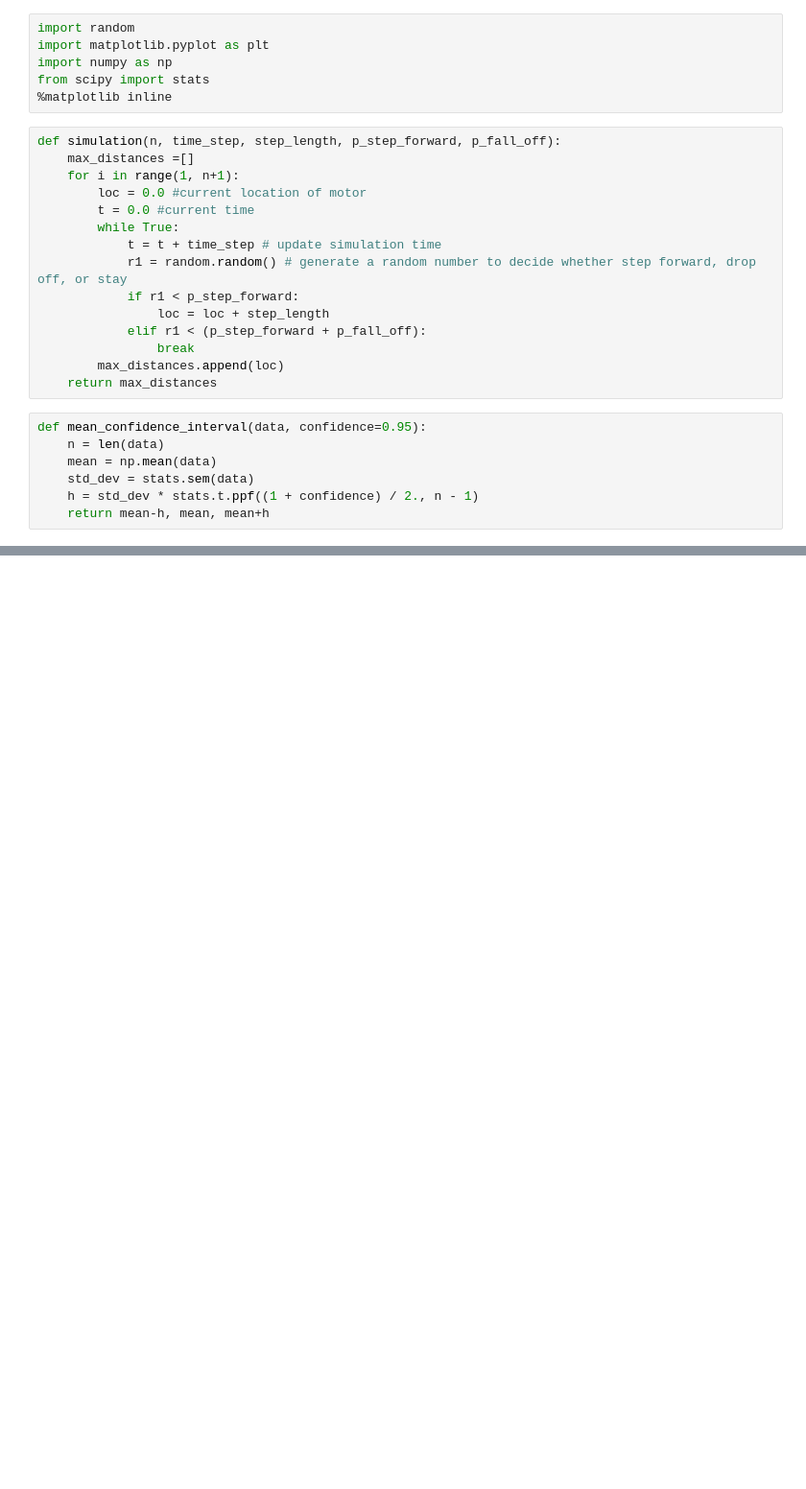
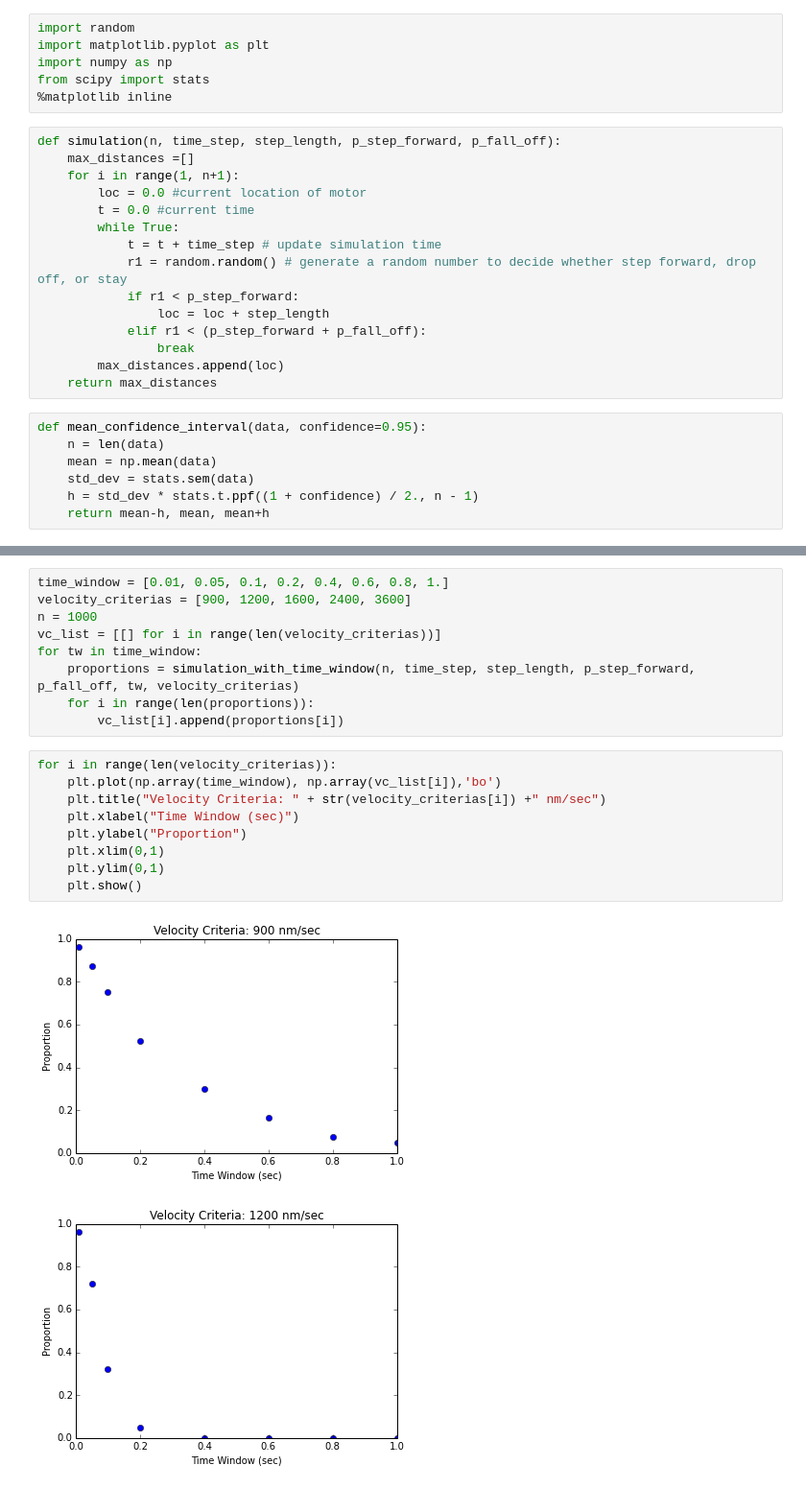
Before and after one commit to 15101538237ren/SCB_HW3, a Jupyter notebook: scb_hw3.ipynb, the cells around one changed output, grey strips where cells are left out. Shown at 96% size. Saved outputs shown, nothing was run; the diff lists cells and outputs as text; blank space fills up the shorter version.

```diff
--- a/scb_hw3.ipynb
+++ b/scb_hw3.ipynb
@@ -73,0 +166,21 @@ print compute_proportion(CIs)
+# %%
+time_window = [0.01, 0.05, 0.1, 0.2, 0.4, 0.6, 0.8, 1.]
+velocity_criterias = [900, 1200, 1600, 2400, 3600]
+n = 1000
+vc_list = [[] for i in range(len(velocity_criterias))]
+for tw in time_window:
+    proportions = simulation_with_time_window(n, time_step, step_length, p_step_forward, p_fall_off, tw, velocity_criterias)
+    for i in range(len(proportions)):
+        vc_list[i].append(proportions[i])
+# %%
+for i in range(len(velocity_criterias)):
+    plt.plot(np.array(time_window), np.array(vc_list[i]),'bo')
+    plt.title("Velocity Criteria: " + str(velocity_criterias[i]) +" nm/sec")
+    plt.xlabel("Time Window (sec)")
+    plt.ylabel("Proportion")
+    plt.xlim(0,1)
+    plt.ylim(0,1)
+    plt.show()
+# %% [output]
+[figure, added]
+[figure, added]
```
Also changed, not shown: parts of 14 cells of this notebook, 2 other files.
